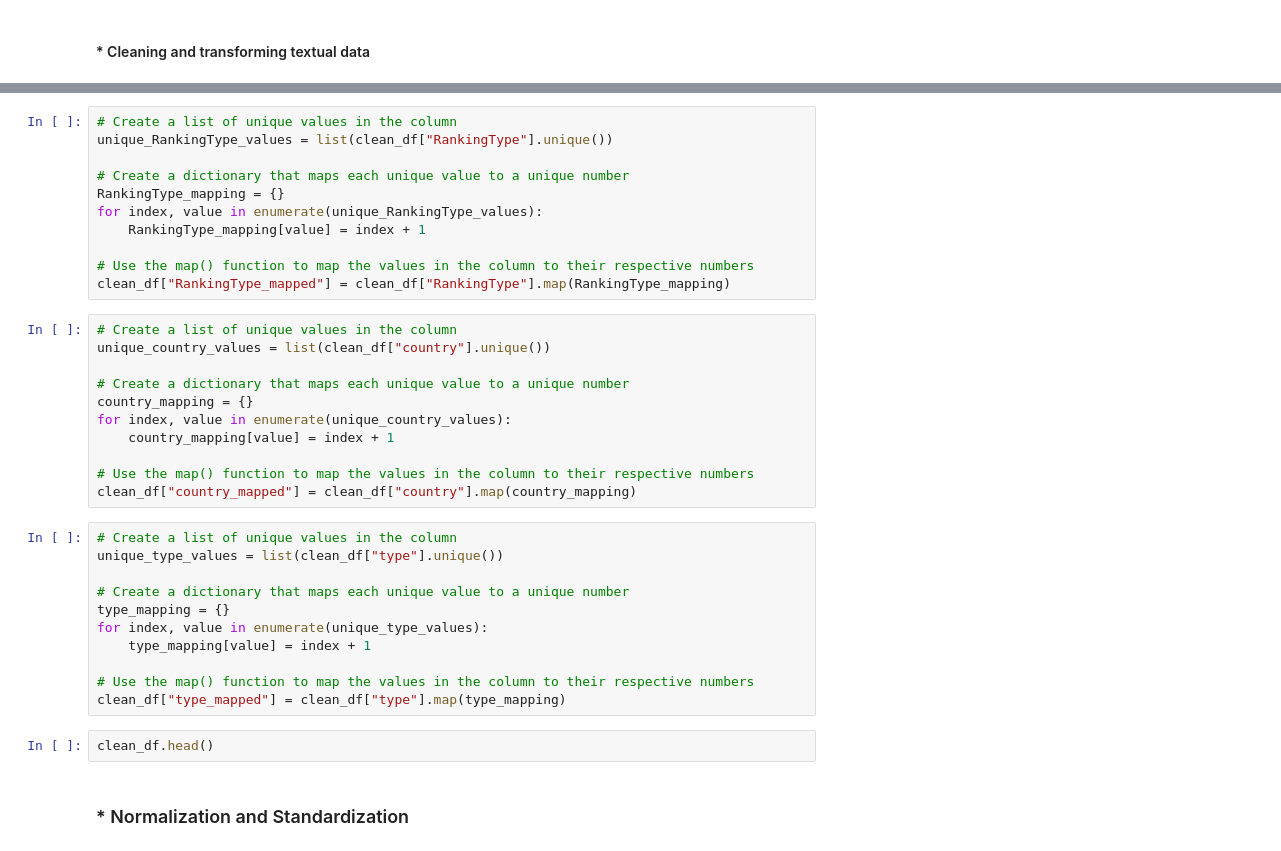
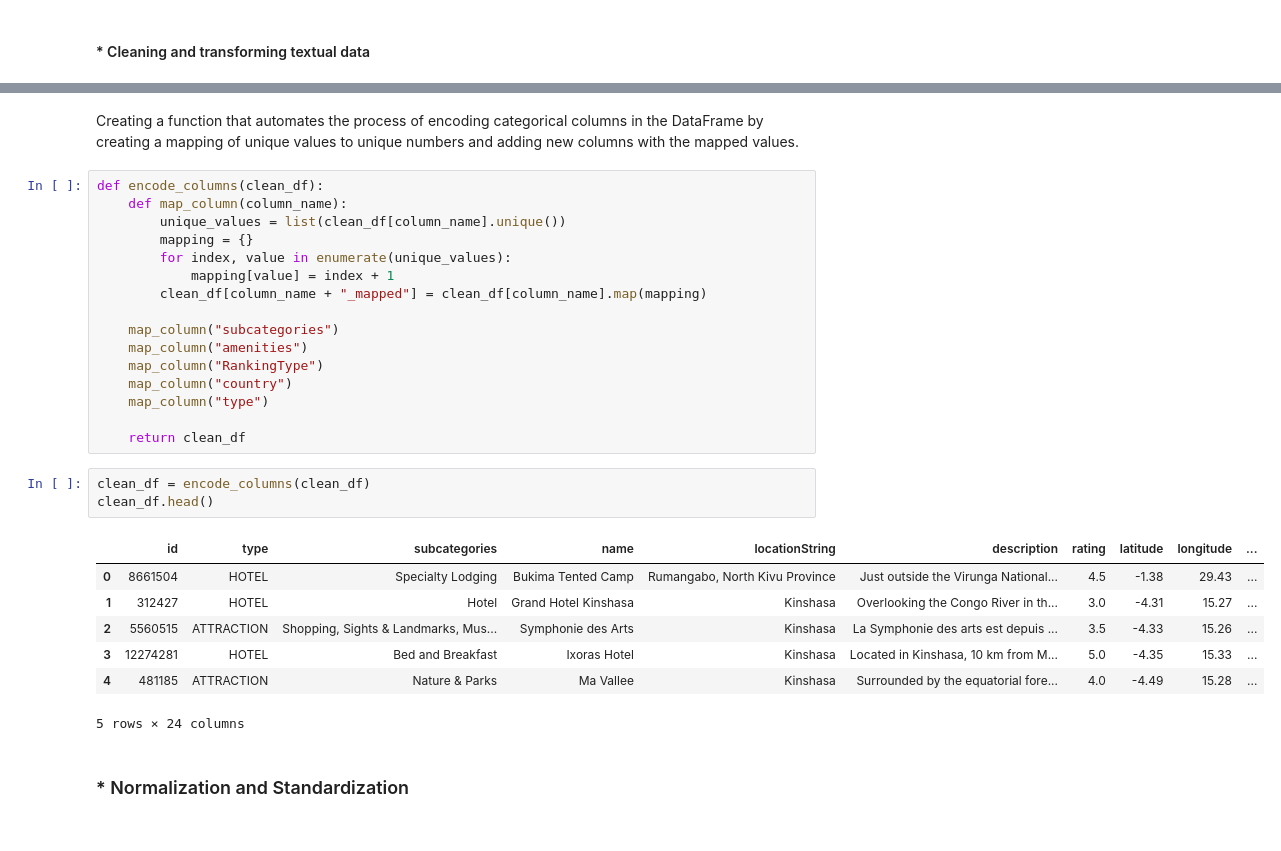
Before and after one commit to R3TR0Quan/travel-destination-recommendation-sys, a Jupyter notebook: modelling.ipynb, the cells around one changed output, grey strips where cells are left out. Saved outputs shown, nothing was run; the diff lists cells and outputs as text.

```diff
--- a/modelling.ipynb
+++ b/modelling.ipynb
@@ -148,38 +108,32 @@ clean_df["RankingType_mapped"] = clean_df["RankingType"].map(RankingType_mapping
-# %%
-# Create a list of unique values in the column
-unique_RankingType_values = list(clean_df["RankingType"].unique())
-
-# Create a dictionary that maps each unique value to a unique number
-RankingType_mapping = {}
-for index, value in enumerate(unique_RankingType_values):
-    RankingType_mapping[value] = index + 1
-
-# Use the map() function to map the values in the column to their respective numbers
-clean_df["RankingType_mapped"] = clean_df["RankingType"].map(RankingType_mapping)
-# %%
-# Create a list of unique values in the column
-unique_country_values = list(clean_df["country"].unique())
-
-# Create a dictionary that maps each unique value to a unique number
-country_mapping = {}
-for index, value in enumerate(unique_country_values):
-    country_mapping[value] = index + 1
-
-# Use the map() function to map the values in the column to their respective numbers
-clean_df["country_mapped"] = clean_df["country"].map(country_mapping)
-# %%
-# Create a list of unique values in the column
-unique_type_values = list(clean_df["type"].unique())
-
-# Create a dictionary that maps each unique value to a unique number
-type_mapping = {}
-for index, value in enumerate(unique_type_values):
-    type_mapping[value] = index + 1
-
-# Use the map() function to map the values in the column to their respective numbers
-clean_df["type_mapped"] = clean_df["type"].map(type_mapping)
+# %% [markdown]
+Creating a function that automates the process of encoding categorical columns in the DataFrame by creating a mapping of unique values to unique numbers and adding new columns with the mapped values.
+# %%
+def encode_columns(clean_df):
+    def map_column(column_name):
+        unique_values = list(clean_df[column_name].unique())
+        mapping = {}
+        for index, value in enumerate(unique_values):
+            mapping[value] = index + 1
+        clean_df[column_name + "_mapped"] = clean_df[column_name].map(mapping)
+
+    map_column("subcategories")
+    map_column("amenities")
+    map_column("RankingType")
+    map_column("country")
+    map_column("type")
+
+    return clean_df
 # %%
+clean_df = encode_columns(clean_df)
 clean_df.head()
+# %% [output]
+|  | id | type | subcategories | name | locationString | description | rating | latitude | longitude | ... |
+| 0 | 8661504 | HOTEL | Specialty Lodging | Bukima Tented Camp | Rumangabo, North Kivu Province | Just outside the Virunga National... | 4.5 | -1.38 | 29.43 | ... |
+| 1 | 312427 | HOTEL | Hotel | Grand Hotel Kinshasa | Kinshasa | Overlooking the Congo River in th... | 3.0 | -4.31 | 15.27 | ... |
+| 2 | 5560515 | ATTRACTION | Shopping, Sights & Landmarks, Mus... | Symphonie des Arts | Kinshasa | La Symphonie des arts est depuis ... | 3.5 | -4.33 | 15.26 | ... |
+| 3 | 12274281 | HOTEL | Bed and Breakfast | Ixoras Hotel | Kinshasa | Located in Kinshasa, 10 km from M... | 5.0 | -4.35 | 15.33 | ... |
+| 4 | 481185 | ATTRACTION | Nature & Parks | Ma Vallee | Kinshasa | Surrounded by the equatorial fore... | 4.0 | -4.49 | 15.28 | ... |
+5 rows × 24 columns
 # %% [markdown]
 ### * Normalization and Standardization
 # %%
```
Also changed, not shown: parts of 50 cells of this notebook, 1 other file.
